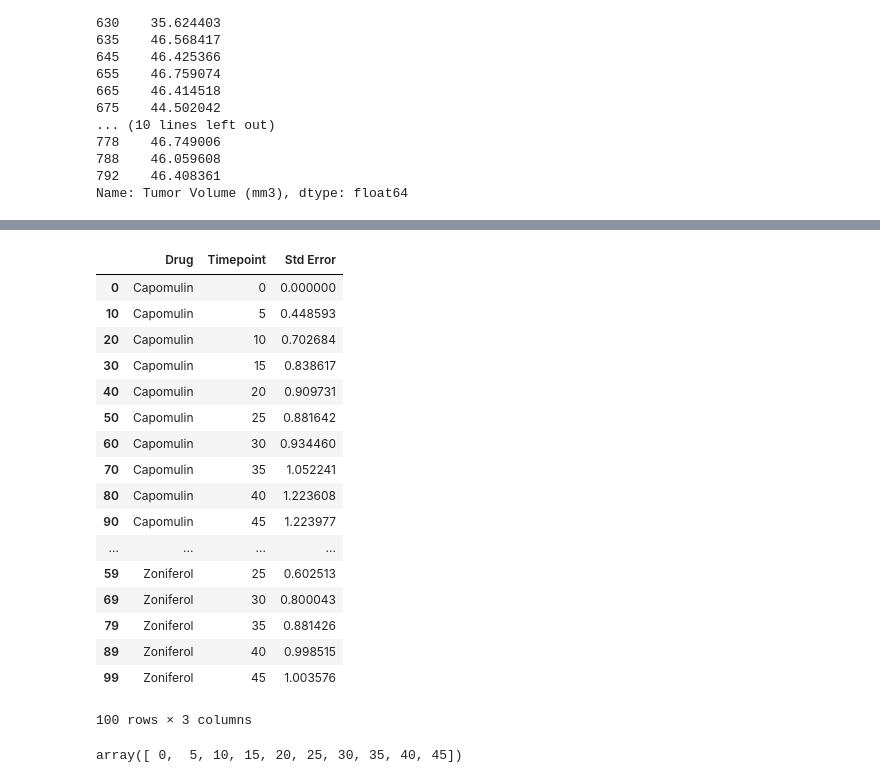
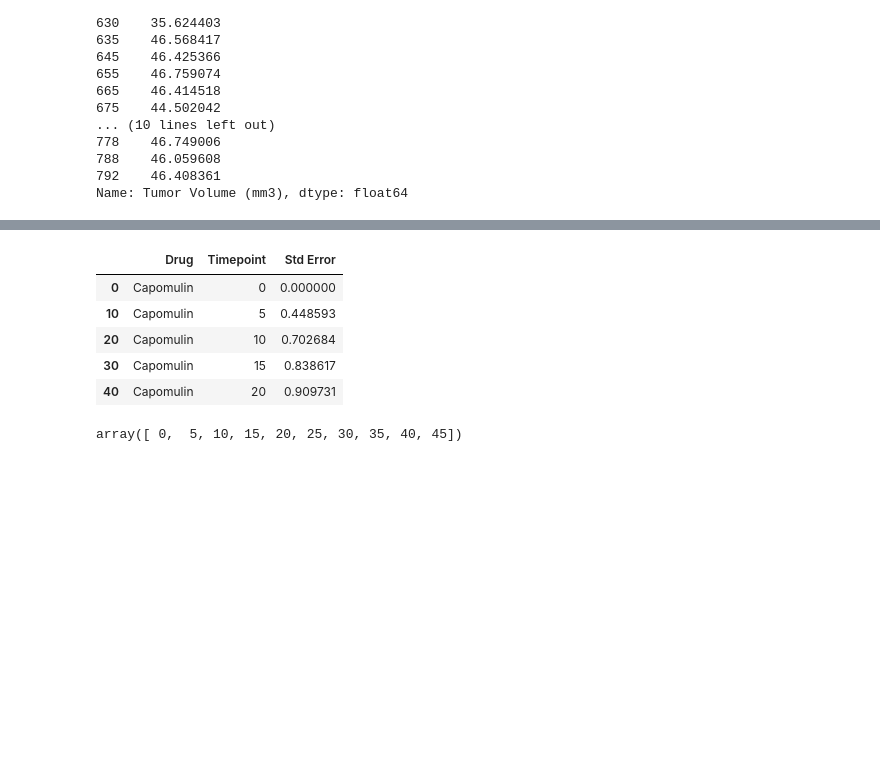
Before and after one commit to cbt8/Matplotlib_homework, a Jupyter notebook: Instructions/Pymaceuticals/pymaceuticals_starter.ipynb, the cells around one changed output, grey strips where cells are left out. Saved outputs shown, nothing was run; the diff lists cells and outputs as text; code cells hidden in the pictures; blank space fills up the shorter version.

```diff
--- a/Instructions/Pymaceuticals/pymaceuticals_starter.ipynb
+++ b/Instructions/Pymaceuticals/pymaceuticals_starter.ipynb
@@ -121,7 +121,7 @@ for i in range(len(druglist)):
 
     plt.plot(tumvoldf.loc[tumvoldf['Drug']== druglist[i]]['Timepoint'],
              tumvoldf.loc[tumvoldf['Drug']== druglist[i]]['Tumor Volume (mm3)'],
-             label = druglist[i])
+             label = '')
 
 
 plt.legend(loc= 9, bbox_to_anchor=(1.2, 1), ncol=1)
@@ -232,26 +220,14 @@ errordf
 # %%
 #We can simply sort the dataframe, so that it looks like the example.
 
-errordf.sort_values(['Drug', 'Timepoint'])
+errordf.sort_values(['Drug', 'Timepoint']).head()
 # %% [output]
 |  | Drug | Timepoint | Std Error |
 | 0 | Capomulin | 0 | 0.000000 |
 | 10 | Capomulin | 5 | 0.448593 |
 | 20 | Capomulin | 10 | 0.702684 |
 | 30 | Capomulin | 15 | 0.838617 |
 | 40 | Capomulin | 20 | 0.909731 |
-| 50 | Capomulin | 25 | 0.881642 |
-| 60 | Capomulin | 30 | 0.934460 |
-| 70 | Capomulin | 35 | 1.052241 |
-| 80 | Capomulin | 40 | 1.223608 |
-| 90 | Capomulin | 45 | 1.223977 |
-| ... | ... | ... | ... |
-| 59 | Zoniferol | 25 | 0.602513 |
-| 69 | Zoniferol | 30 | 0.800043 |
-| 79 | Zoniferol | 35 | 0.881426 |
-| 89 | Zoniferol | 40 | 0.998515 |
-| 99 | Zoniferol | 45 | 1.003576 |
-100 rows × 3 columns
 # %%
 timepoint
 # %% [output]
```
Also changed, not shown: parts of 28 cells of this notebook.
